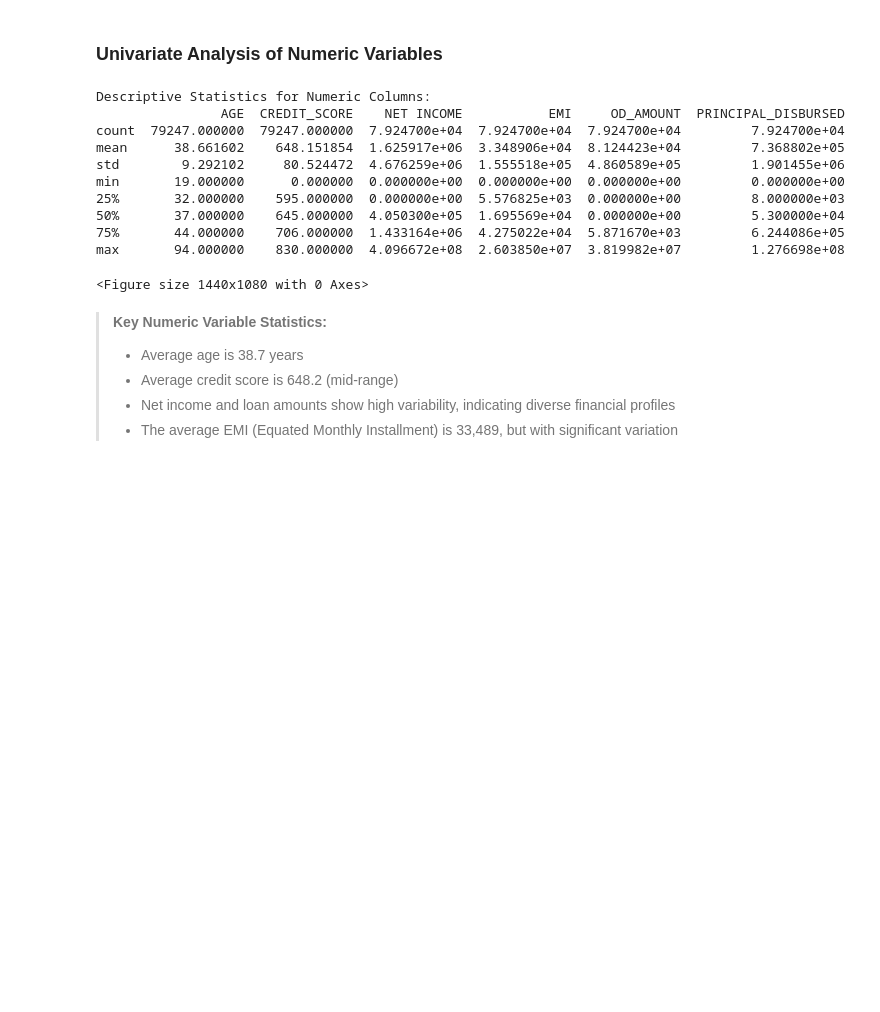
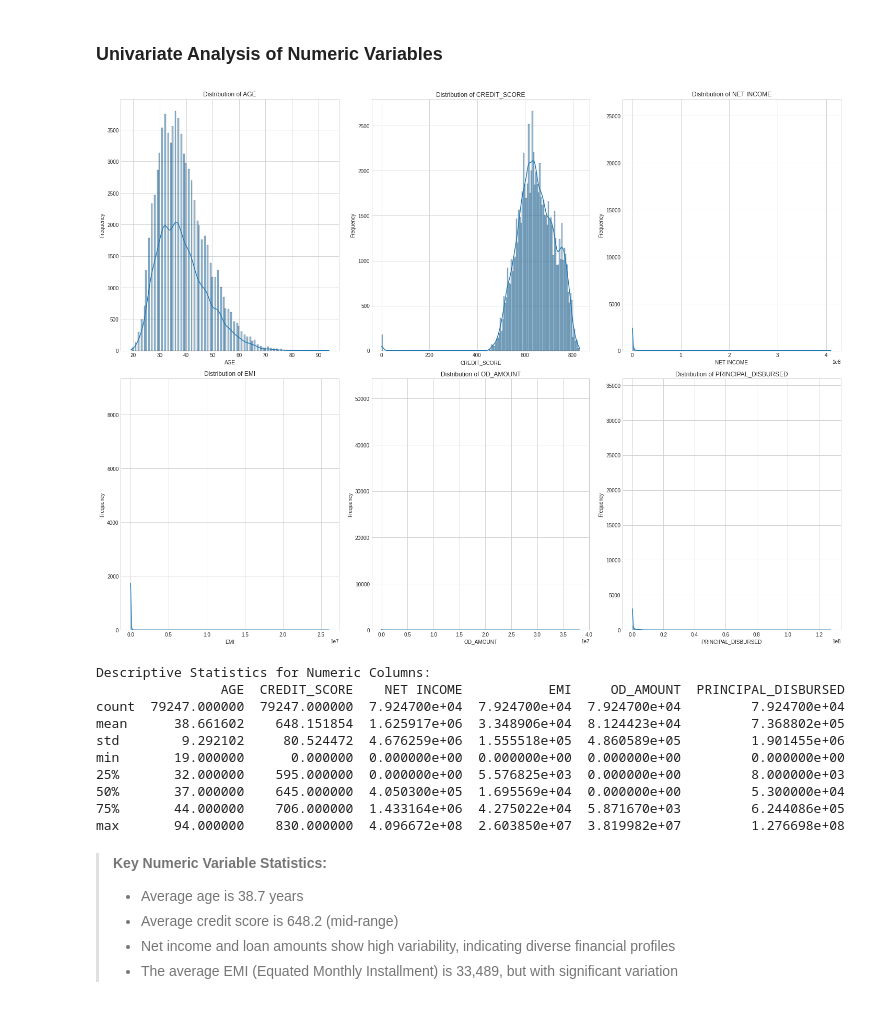
Before and after one commit to KaiFa254/SmartLender, a Jupyter notebook: notebooks/Alex.ipynb, the cells around one changed output. Cells and saved outputs as stored; diff of their text form; code cells hidden in the pictures; blank space fills up the shorter version.

```diff
--- a/notebooks/Alex.ipynb
+++ b/notebooks/Alex.ipynb
@@ -436,27 +437,28 @@ None
 # %%
 # Section 1: Numeric Variables Exploration
 plt.figure(figsize=(20, 15))
 
 # Numeric columns for distribution analysis
 numeric_columns = ['AGE', 'CREDIT_SCORE', 'NET INCOME', 'EMI', 'OD_AMOUNT', 'PRINCIPAL_DISBURSED']
 
-# # Create subplot grid for distributions
-# for i, col in enumerate(numeric_columns, 1):
-#     plt.subplot(2, 3, i)
+# Create subplot grid for distributions
+for i, col in enumerate(numeric_columns, 1):
+    plt.subplot(2, 3, i)
 
-#     # Histogram with KDE
-#     sns.histplot(df[col], kde=True)
-#     plt.title(f'Distribution of {col}')
-#     plt.xlabel(col)
-#     plt.ylabel('Frequency')
+    # Histogram with KDE
+    sns.histplot(df[col], kde=True)
+    plt.title(f'Distribution of {col}')
+    plt.xlabel(col)
+    plt.ylabel('Frequency')
 
-# plt.tight_layout()
-# plt.show()
+plt.tight_layout()
+plt.show()
 
 # Descriptive statistics for numeric columns
 print("Descriptive Statistics for Numeric Columns:")
 print(df[numeric_columns].describe())
 # %% [output]
+[figure, added]
 Descriptive Statistics for Numeric Columns:
                 AGE  CREDIT_SCORE    NET INCOME           EMI     OD_AMOUNT  PRINCIPAL_DISBURSED
 count  79247.000000  79247.000000  7.924700e+04  7.924700e+04  7.924700e+04         7.924700e+04
@@ -467,7 +469,6 @@ min       19.000000      0.000000  0.000000e+00  0.000000e+00  0.000000e+00
 50%       37.000000    645.000000  4.050300e+05  1.695569e+04  0.000000e+00         5.300000e+04
 75%       44.000000    706.000000  1.433164e+06  4.275022e+04  5.871670e+03         6.244086e+05
 max       94.000000    830.000000  4.096672e+08  2.603850e+07  3.819982e+07         1.276698e+08
-<Figure size 1440x1080 with 0 Axes>
 # %% [markdown]
 > **Key Numeric Variable Statistics:**
 > - Average age is 38.7 years
```
Also changed, not shown: parts of 21 cells of this notebook, 2 other files.
